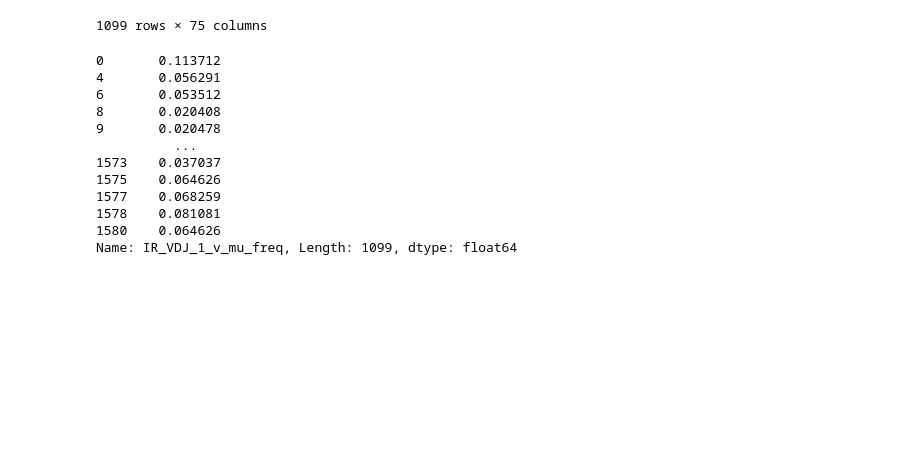
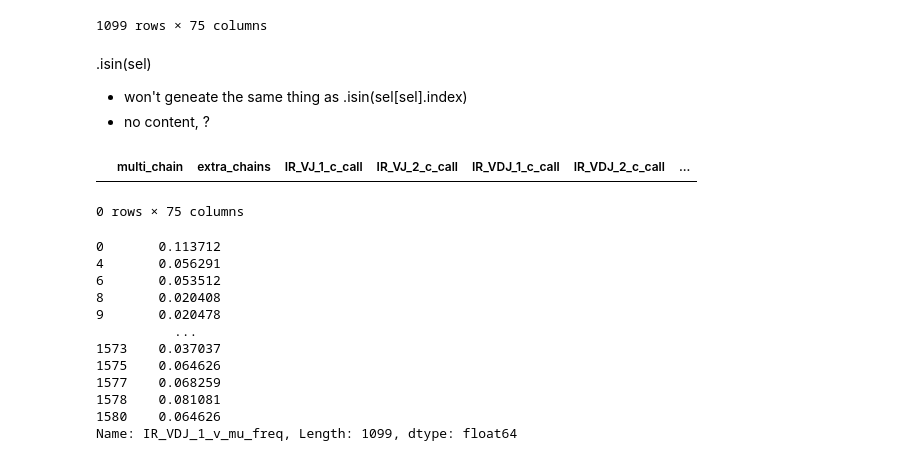
Before and after one commit to amyylin1/tabula_sapien_scRNAseq, a Jupyter notebook: hypermutation_frequencies_0.ipynb, the cells around one changed output. Drawn from its saved outputs; the diff is of its cells as text; code cells hidden in the pictures; blank space fills up the shorter version.

```diff
--- a/hypermutation_frequencies_0.ipynb
+++ b/hypermutation_frequencies_0.ipynb
@@ -347,6 +367,16 @@ data
 | 1578 | False | [] | NaN | NaN | NaN | NaN | ... |
 | 1580 | False | [] | NaN | NaN | NaN | NaN | ... |
 1099 rows × 75 columns
+# %% [markdown]
+.isin(sel)
+- won't geneate the same thing as .isin(sel[sel].index)
+- no content, ?
+# %%
+data = igh_filtered[igh_filtered[hue].isin(sel)]
+data
+# %% [output]
+|  | multi_chain | extra_chains | IR_VJ_1_c_call | IR_VJ_2_c_call | IR_VDJ_1_c_call | IR_VDJ_2_c_call | ... |
+0 rows × 75 columns
 # %%
 x = 'IR_VDJ_1_v_mu_freq'
 y = data[x]
```
Also changed, not shown: parts of 29 cells of this notebook, 2 other files.
